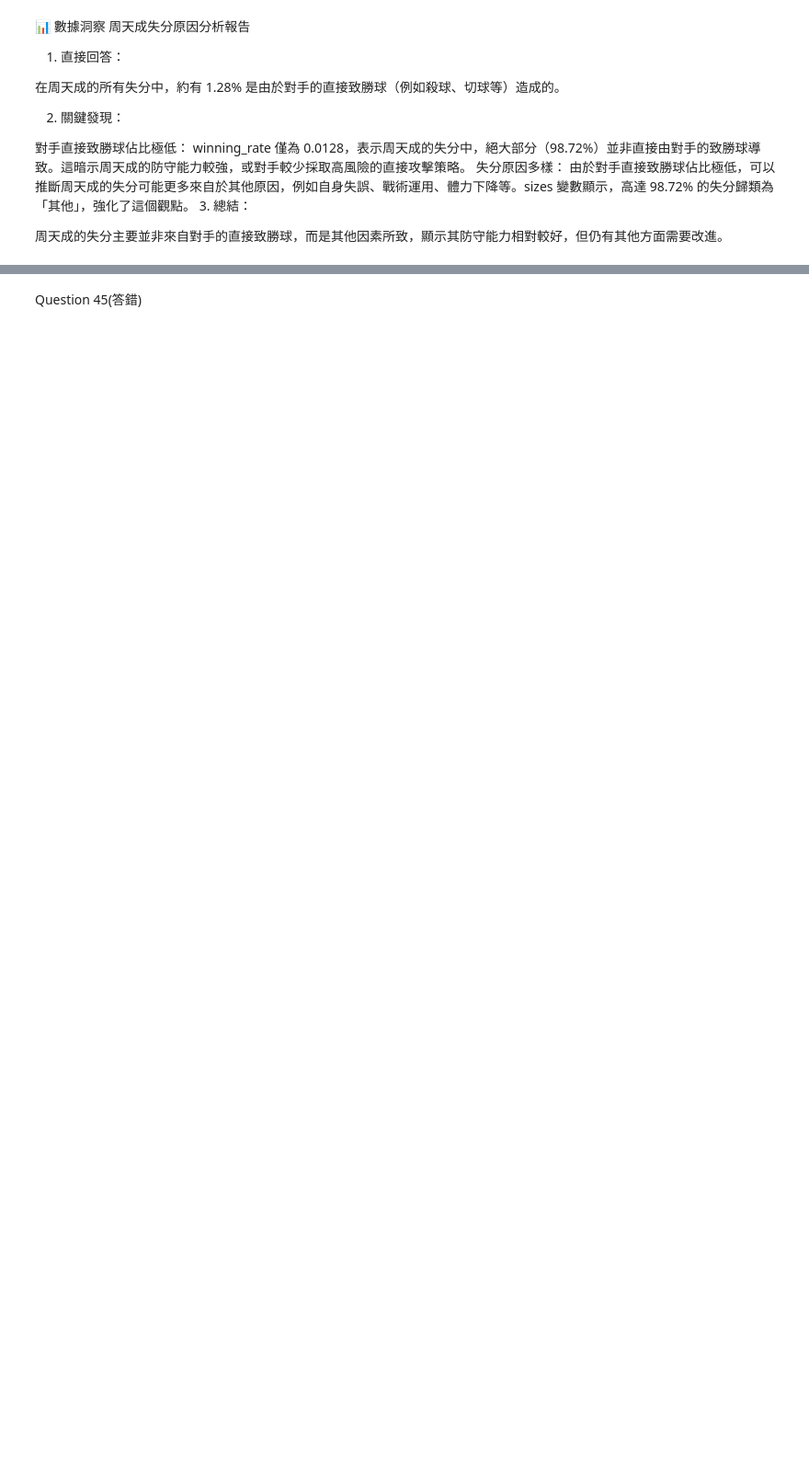
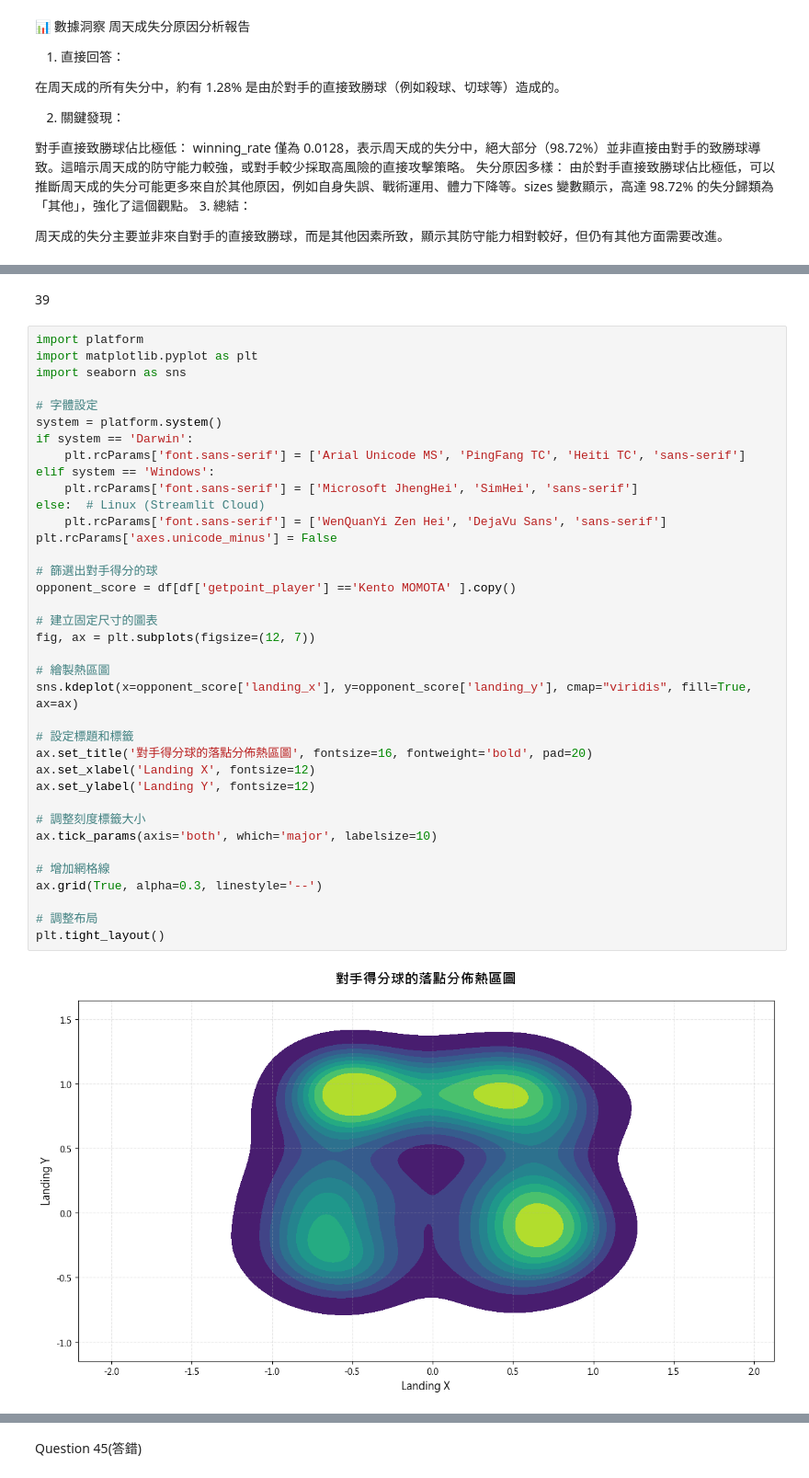
Before and after one commit to DanielTeng0811/BadmintonAI, a Jupyter notebook: question_answer.ipynb, the cells around one changed output, grey strips where cells are left out. Shown at 92% size. Cells and saved outputs as stored; diff of their text form; blank space fills up the shorter version.

```diff
--- a/question_answer.ipynb
+++ b/question_answer.ipynb
@@ -2800,0 +2976,41 @@ plt.tight_layout()
+# %% [markdown]
+39
+# %%
+import platform
+import matplotlib.pyplot as plt
+import seaborn as sns
+
+# 字體設定
+system = platform.system()
+if system == 'Darwin':
+    plt.rcParams['font.sans-serif'] = ['Arial Unicode MS', 'PingFang TC', 'Heiti TC', 'sans-serif']
+elif system == 'Windows':
+    plt.rcParams['font.sans-serif'] = ['Microsoft JhengHei', 'SimHei', 'sans-serif']
+else:  # Linux (Streamlit Cloud)
+    plt.rcParams['font.sans-serif'] = ['WenQuanYi Zen Hei', 'DejaVu Sans', 'sans-serif']
+plt.rcParams['axes.unicode_minus'] = False
+
+# 篩選出對手得分的球
+opponent_score = df[df['getpoint_player'] =='Kento MOMOTA' ].copy()
+
+# 建立固定尺寸的圖表
+fig, ax = plt.subplots(figsize=(12, 7))
+
+# 繪製熱區圖
+sns.kdeplot(x=opponent_score['landing_x'], y=opponent_score['landing_y'], cmap="viridis", fill=True, ax=ax)
+
+# 設定標題和標籤
+ax.set_title('對手得分球的落點分佈熱區圖', fontsize=16, fontweight='bold', pad=20)
+ax.set_xlabel('Landing X', fontsize=12)
+ax.set_ylabel('Landing Y', fontsize=12)
+
+# 調整刻度標籤大小
+ax.tick_params(axis='both', which='major', labelsize=10)
+
+# 增加網格線
+ax.grid(True, alpha=0.3, linestyle='--')
+
+# 調整布局
+plt.tight_layout()
+# %% [output]
+[figure, added]
```
Also changed, not shown: parts of 16 cells of this notebook, 5 other files.
